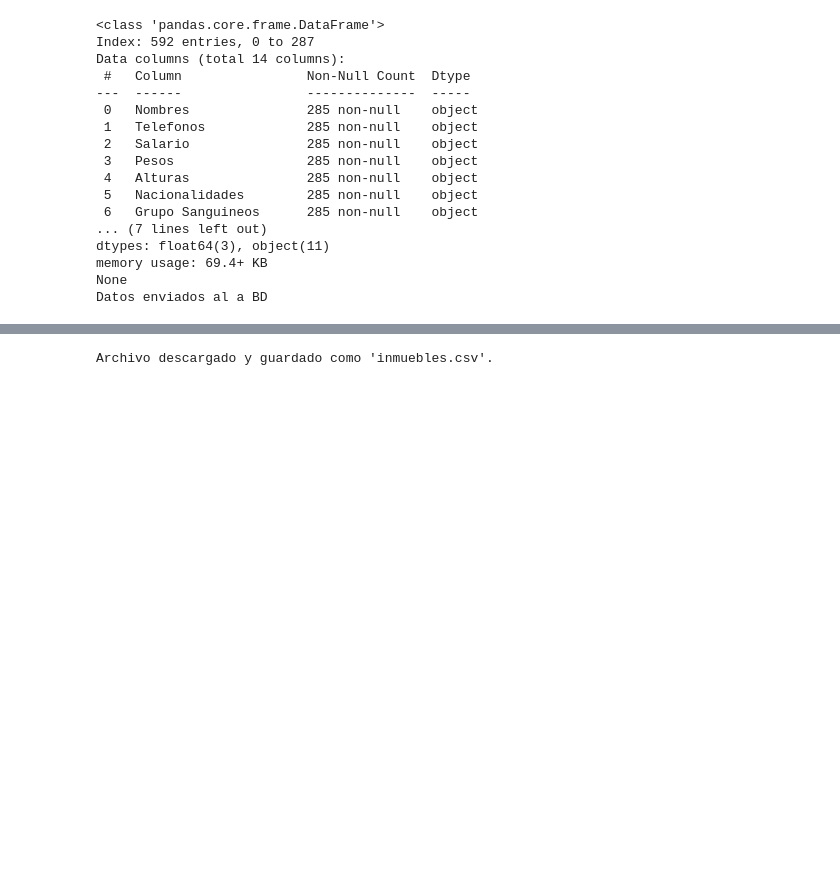
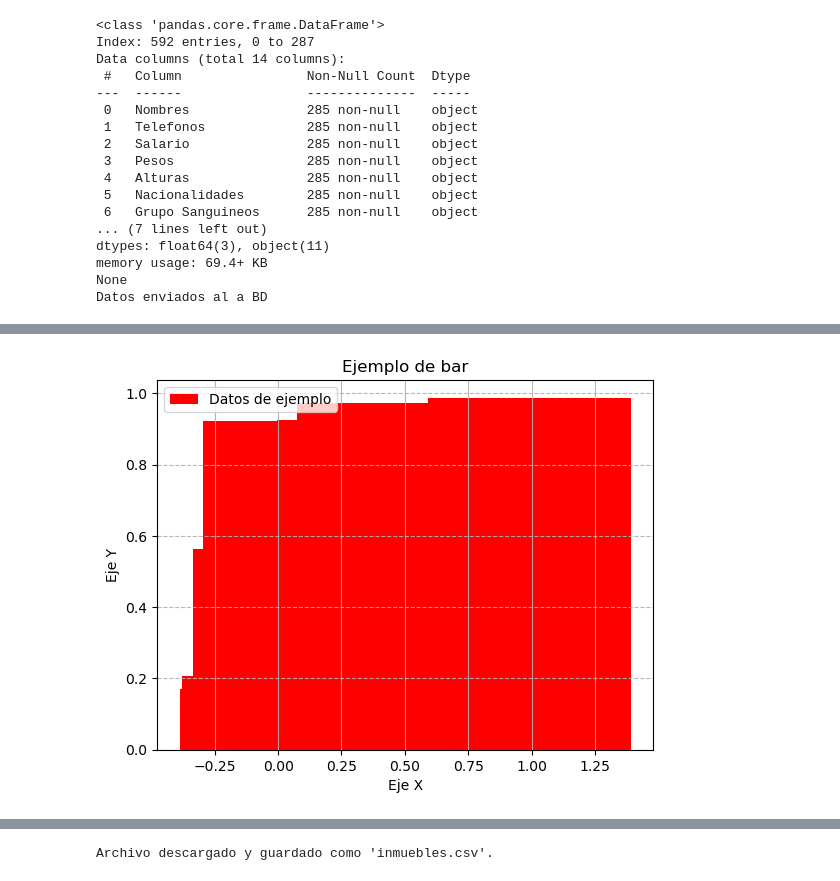
Before and after one commit to Epyon99/NHPYDATA, a Jupyter notebook: Clases/Modulo3-Limpieza.ipynb, the cells around one changed output, grey strips where cells are left out. Saved outputs shown, nothing was run; the diff lists cells and outputs as text; code cells hidden in the pictures; blank space fills up the shorter version.

```diff
--- a/Clases/Modulo3-Limpieza.ipynb
+++ b/Clases/Modulo3-Limpieza.ipynb
@@ -109,0 +162,17 @@ Datos enviados al a BD
+# %%
+# Grafico de dispercion
+import numpy as np
+x = np.random.rand(50)
+y = np.random.rand(50)
+
+# Crear el grafico
+plt.bar(x,y, color="#FF0000")
+plt.title("Ejemplo de bar")
+plt.xlabel("Eje X")
+plt.ylabel("Eje Y")
+plt.legend(['Datos de ejemplo'])
+plt.grid(axis='x',linestyle='-',alpha=0.9)
+plt.grid(axis='y',linestyle='--',alpha=0.9)
+plt.show()
+# %% [output]
+[figure, added]
```
Also changed, not shown: parts of 9 cells of this notebook, 1 other file.
